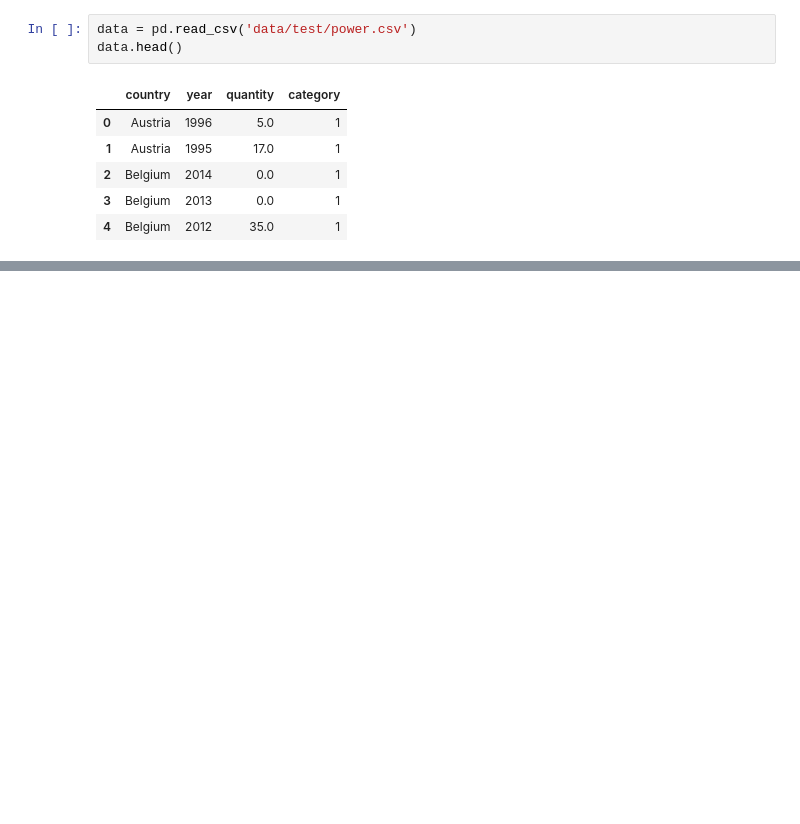
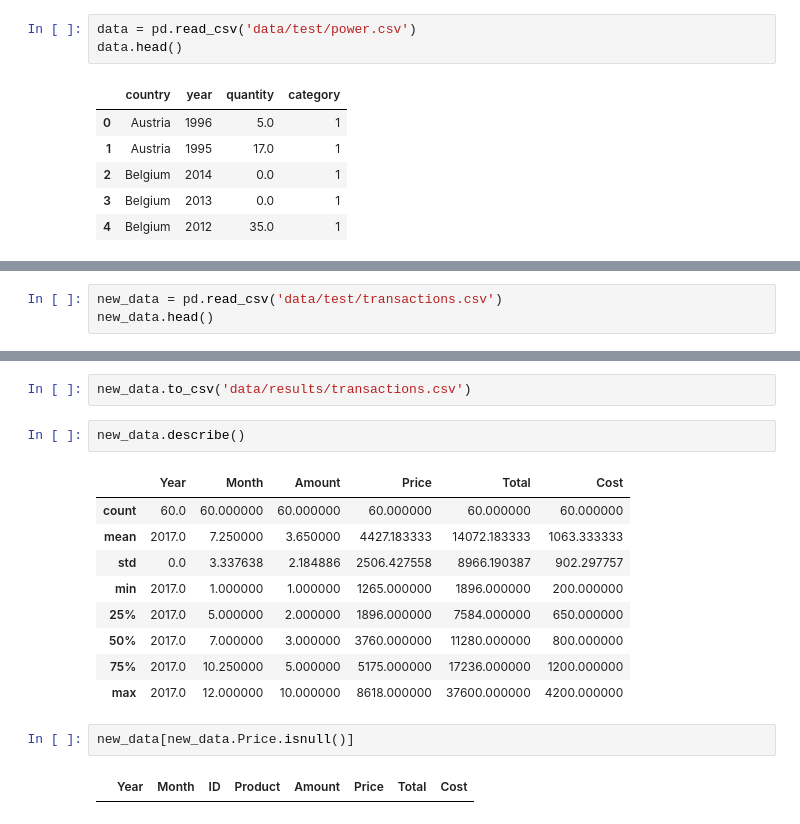
Before and after one commit to Madi-S/Data-Science-Intro, a Jupyter notebook: pandas.ipynb, the cells around one changed output, grey strips where cells are left out. Drawn from its saved outputs; the diff is of its cells as text; blank space fills up the shorter version.

```diff
--- a/pandas.ipynb
+++ b/pandas.ipynb
@@ -144,0 +141,3 @@ data.head()
+# %%
+new_data = pd.read_csv('data/test/transactions.csv')
+new_data.head()
@@ -144,0 +169,18 @@ data.head()
+# %%
+new_data.to_csv('data/results/transactions.csv')
+# %%
+new_data.describe()
+# %% [output]
+|  | Year | Month | Amount | Price | Total | Cost |
+| count | 60.0 | 60.000000 | 60.000000 | 60.000000 | 60.000000 | 60.000000 |
+| mean | 2017.0 | 7.250000 | 3.650000 | 4427.183333 | 14072.183333 | 1063.333333 |
+| std | 0.0 | 3.337638 | 2.184886 | 2506.427558 | 8966.190387 | 902.297757 |
+| min | 2017.0 | 1.000000 | 1.000000 | 1265.000000 | 1896.000000 | 200.000000 |
+| 25% | 2017.0 | 5.000000 | 2.000000 | 1896.000000 | 7584.000000 | 650.000000 |
+| 50% | 2017.0 | 7.000000 | 3.000000 | 3760.000000 | 11280.000000 | 800.000000 |
+| 75% | 2017.0 | 10.250000 | 5.000000 | 5175.000000 | 17236.000000 | 1200.000000 |
+| max | 2017.0 | 12.000000 | 10.000000 | 8618.000000 | 37600.000000 | 4200.000000 |
+# %%
+new_data[new_data.Price.isnull()]
+# %% [output]
+|  | Year | Month | ID | Product | Amount | Price | Total | Cost |
```
Also changed, not shown: parts of 30 cells of this notebook.
